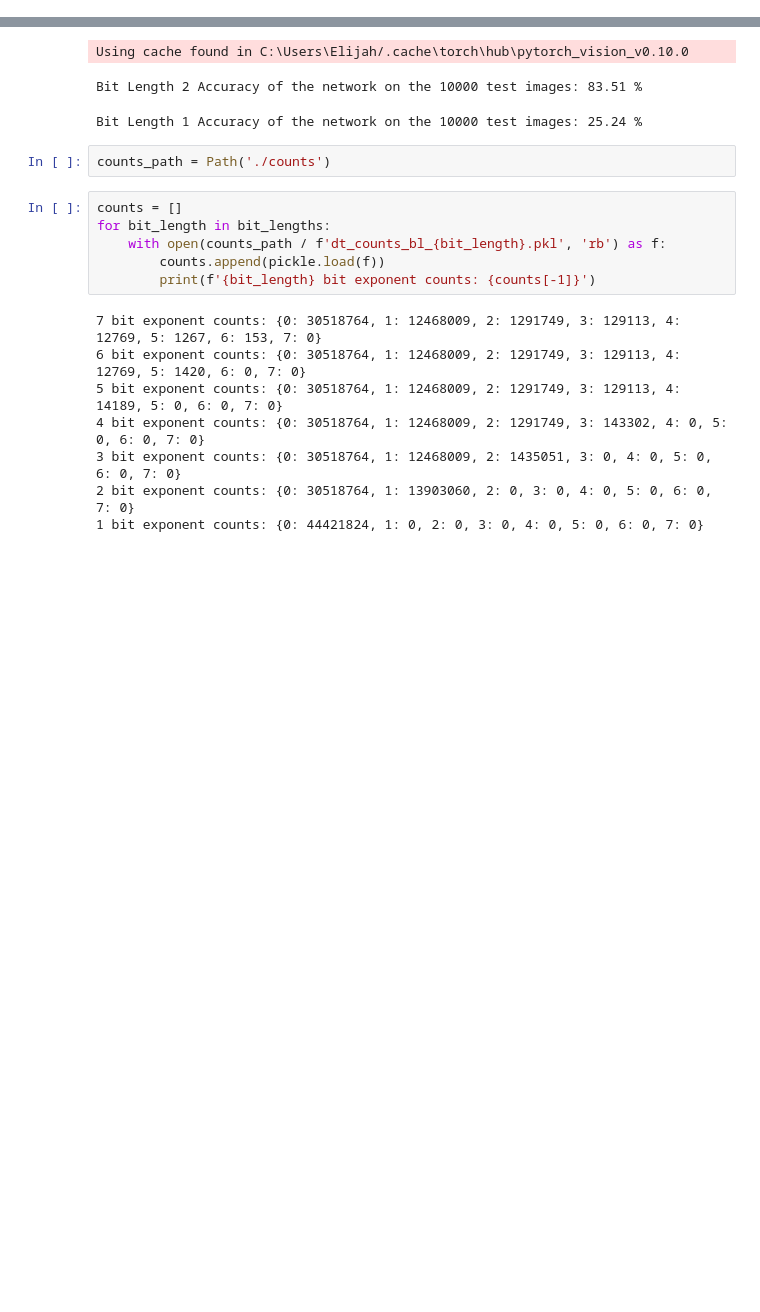
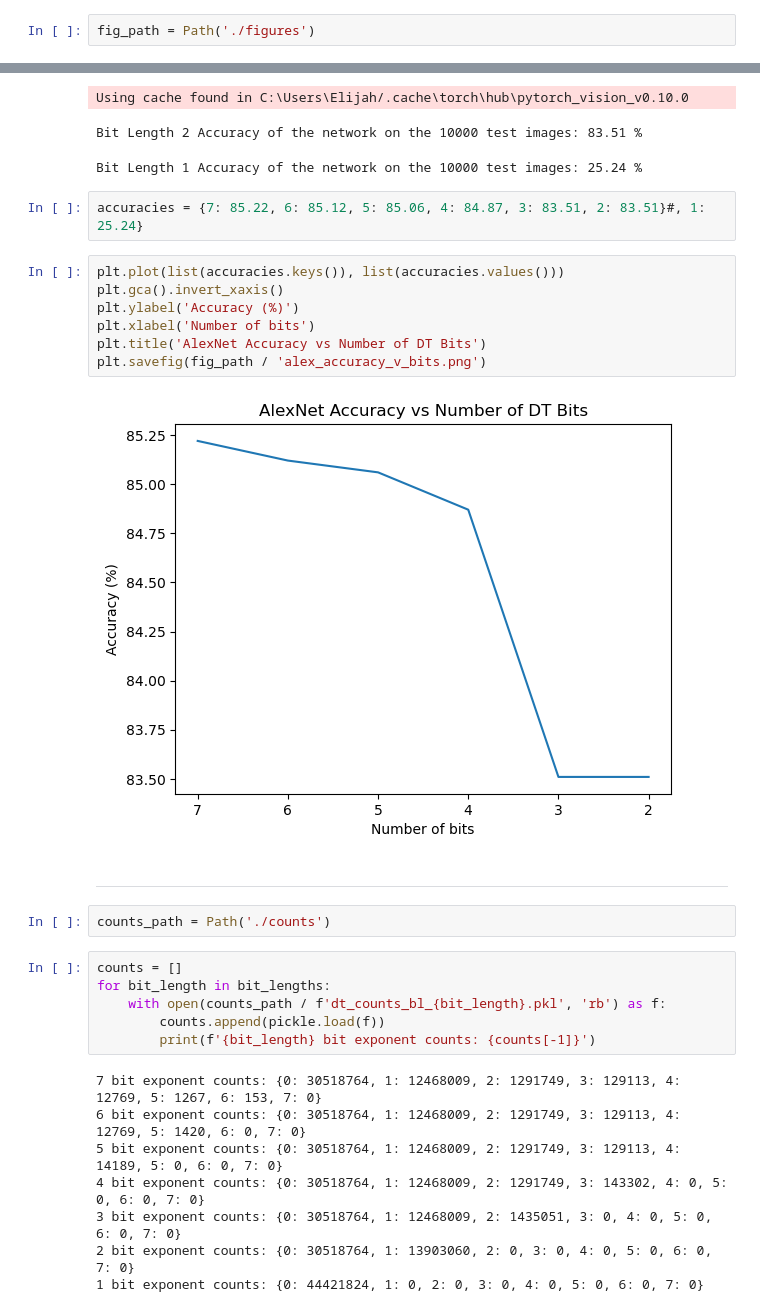
Before and after one commit to Eli838/CS-190-Project, a Jupyter notebook: AutoQuantTest.ipynb, the cells around one changed output, grey strips where cells are left out. Cells and saved outputs as stored; diff of their text form; blank space fills up the shorter version.

```diff
--- a/AutoQuantTest.ipynb
+++ b/AutoQuantTest.ipynb
@@ -16,6 +17,8 @@ import pickle
 bit_lengths = [7,6,5,4,3,2,1]
 # %%
 model_path = Path('./models')
+# %%
+fig_path = Path('./figures')
 # %%
 transform = transforms.Compose([
     transforms.Resize(256),
@@ -78,6 +81,19 @@ Bit Length 3 Accuracy of the network on the 10000 test images: 83.51 %
 Using cache found in C:\Users\Elijah/.cache\torch\hub\pytorch_vision_v0.10.0
 Bit Length 2 Accuracy of the network on the 10000 test images: 83.51 %
 Bit Length 1 Accuracy of the network on the 10000 test images: 25.24 %
+# %%
+accuracies = {7: 85.22, 6: 85.12, 5: 85.06, 4: 84.87, 3: 83.51, 2: 83.51}#, 1: 25.24}
+# %%
+plt.plot(list(accuracies.keys()), list(accuracies.values()))
+plt.gca().invert_xaxis()
+plt.ylabel('Accuracy (%)')
+plt.xlabel('Number of bits')
+plt.title('AlexNet Accuracy vs Number of DT Bits')
+plt.savefig(fig_path / 'alex_accuracy_v_bits.png')
+# %% [output]
+[figure, added]
+# %% [markdown]
+---
 # %%
 counts_path = Path('./counts')
 # %%
```
Also changed, not shown: parts of 20 cells of this notebook.
